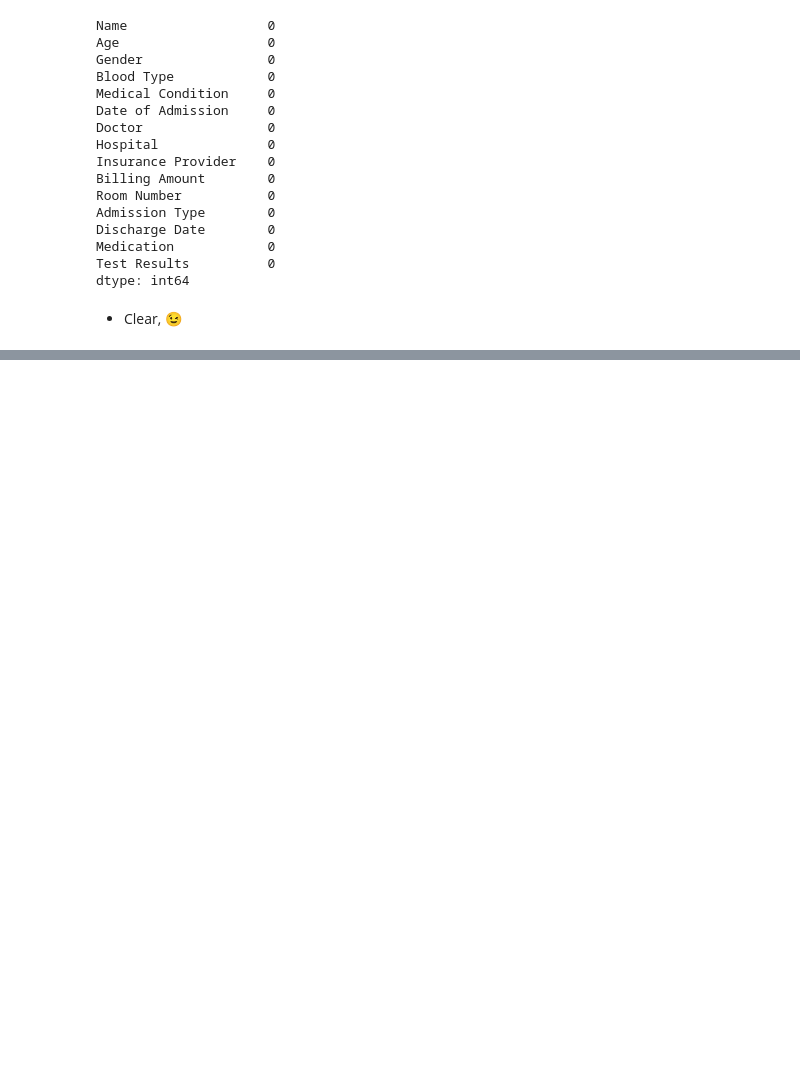
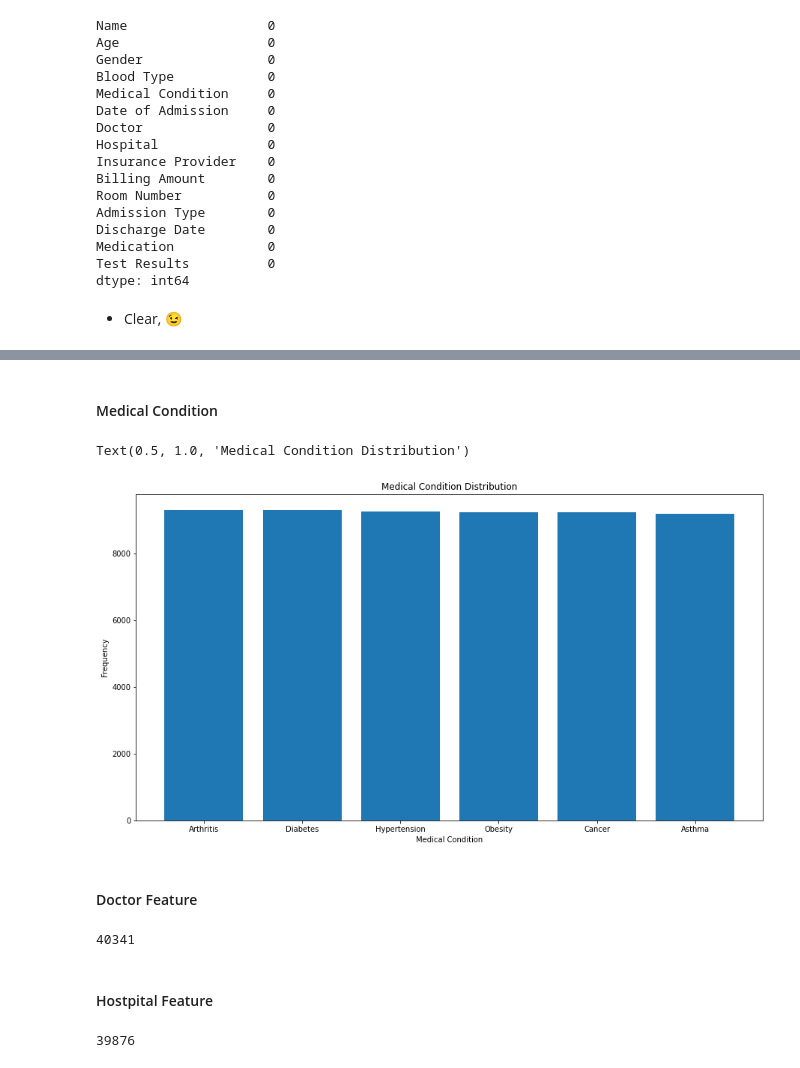
Before and after one commit to MrEktirir/Analysis-of-Healthcare, a Jupyter notebook: Notebooks/main.ipynb, the cells around one changed output, grey strips where cells are left out. Saved outputs shown, nothing was run; the diff lists cells and outputs as text; code cells hidden in the pictures; blank space fills up the shorter version.

```diff
--- a/Notebooks/main.ipynb
+++ b/Notebooks/main.ipynb
@@ -119,0 +155,23 @@ dtype: int64
+# %% [markdown]
+#### Medical Condition
+# %%
+f, ax = plt.subplots(figsize=(15, 8))
+ax.bar(x = dataset['Medical Condition'].value_counts().index, height = dataset['Medical Condition'].value_counts())
+ax.set_xlabel('Medical Condition')
+ax.set_ylabel('Frequency')
+ax.set_title("Medical Condition Distribution")
+# %% [output]
+Text(0.5, 1.0, 'Medical Condition Distribution')
+[figure, added]
+# %% [markdown]
+#### Doctor Feature
+# %%
+len(dataset['Doctor'].unique())
+# %% [output]
+40341
+# %% [markdown]
+#### Hostpital Feature
+# %%
+len(dataset['Hospital'].unique())
+# %% [output]
+39876
```
Also changed, not shown: parts of 17 cells of this notebook.
